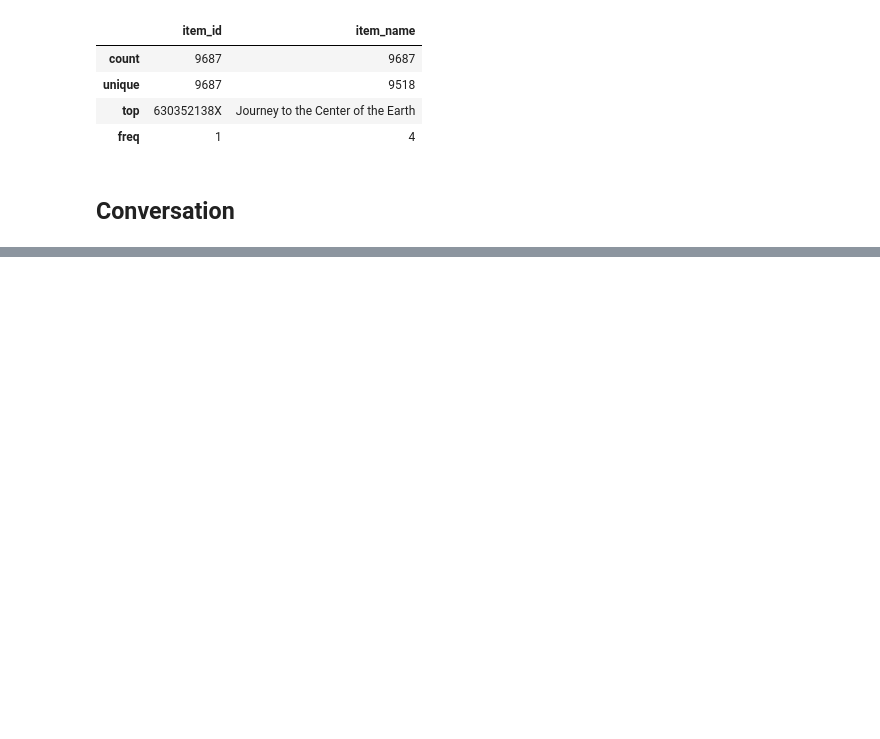
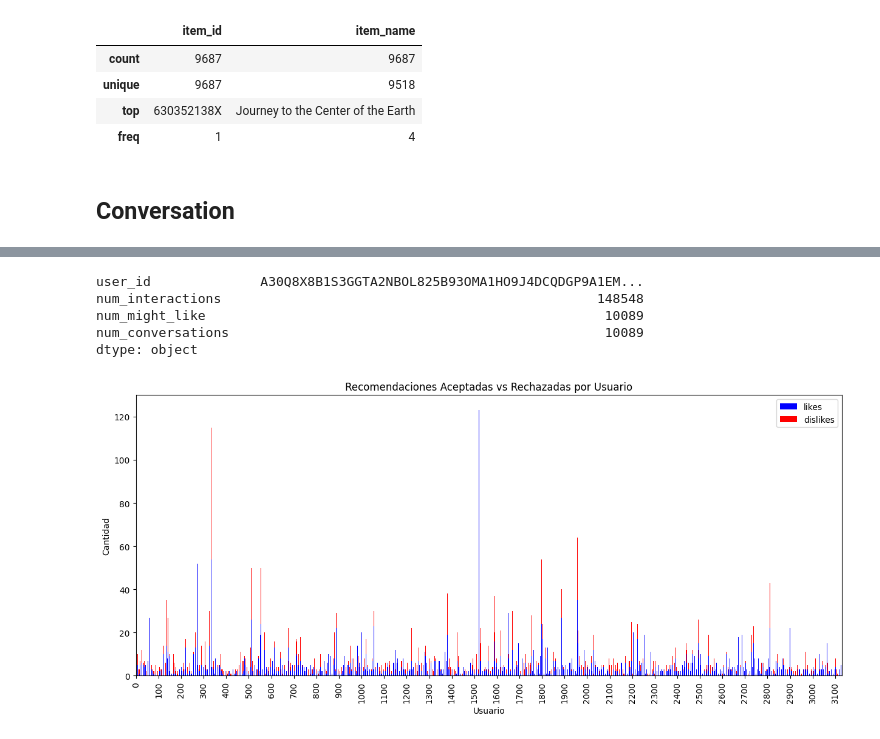
Before and after one commit to pedropalmav/proyecto-recsys, a Jupyter notebook: data/data_analysis.ipynb, the cells around one changed output, grey strips where cells are left out. Cells and saved outputs as stored; diff of their text form; code cells hidden in the pictures; blank space fills up the shorter version.

Commit message:
feat: Add data graphics

```diff
--- a/data/data_analysis.ipynb
+++ b/data/data_analysis.ipynb
@@ -61,0 +186,46 @@ Archivo procesado y guardado como: Movies/Conversation.json
+# %%
+final_data.sum()
+# %% [output]
+user_id              A30Q8X8B1S3GGTA2NBOL825B93OMA1HO9J4DCQDGP9A1EM...
+num_interactions                                                148548
+num_might_like                                                   10089
+num_conversations                                                10089
+dtype: object
+# %%
+user_likes = []
+user_dislikes = []
+users_ids = []
+
+contador = 0
+for conversations in final_conversations['conversations']:
+    likes = 0
+    dislikes = 0
+    for conversation in conversations:
+        for key, value in conversation.items():
+            likes += len(value.get('user_likes', []))
+            dislikes += len(value.get('user_dislikes', []))
+    users_ids.append(contador)
+    user_likes.append(likes)
+    user_dislikes.append(dislikes)
+    contador += 1
+
+# Crear un DataFrame para el gráfico
+df_likes_dislikes = pd.DataFrame({
+    'user_id': users_ids,
+    'likes': user_likes,
+    'dislikes': user_dislikes
+})
+
+# Gráfico de barras apiladas
+
+df_likes_dislikes.set_index('user_id').plot(kind='bar', stacked=True, figsize=(15,6), color=['blue', 'red'])
+plt.xticks(ticks=range(0, len(df_likes_dislikes), 100), rotation=90)  # Mostramos 1 de cada 10 etiquetas
+plt.ylim(0, 130)
+
+plt.title('Recomendaciones Aceptadas vs Rechazadas por Usuario')
+plt.xlabel('Usuario')
+plt.ylabel('Cantidad')
+plt.xticks(rotation=90)
+plt.show()
+# %% [output]
+[figure, added]
```
Also changed, not shown: parts of 28 cells of this notebook.
